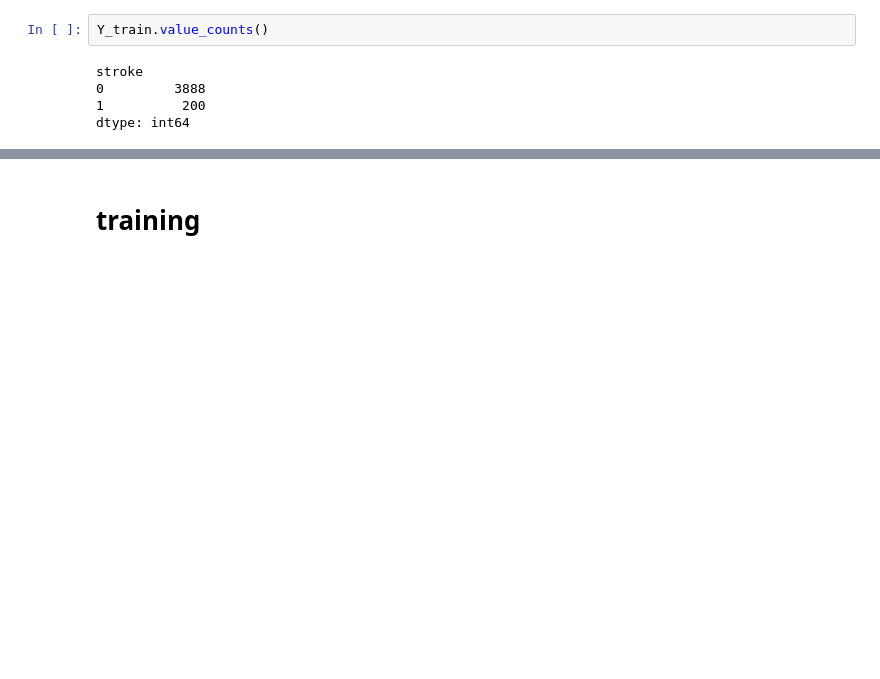
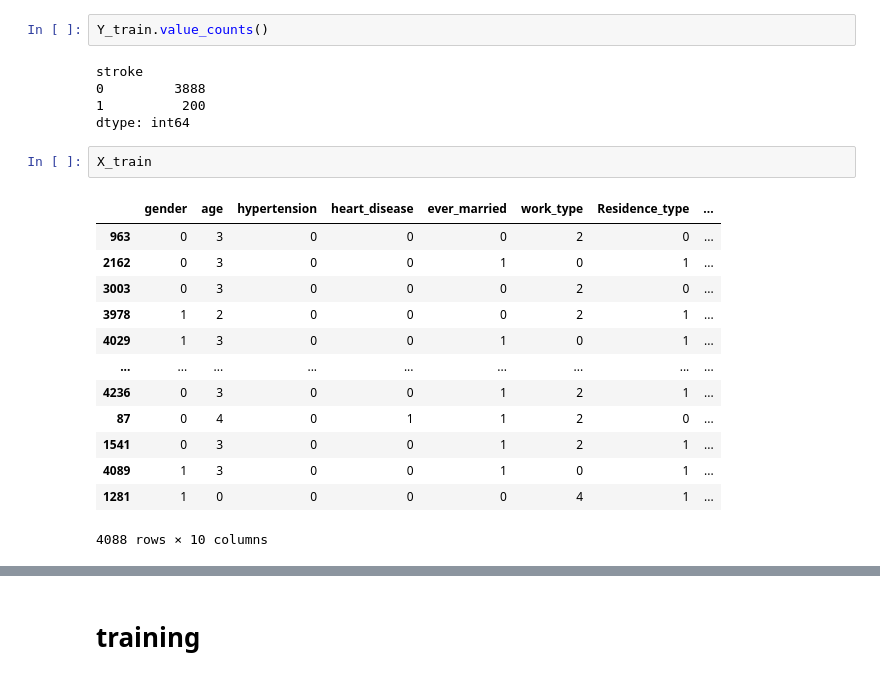
Before and after one commit to Visheshpgowda/disease-prediction-app, a Jupyter notebook: backend/app/models/stroke.ipynb, the cells around one changed output, grey strips where cells are left out. Cells and saved outputs as stored; diff of their text form; blank space fills up the shorter version.

```diff
--- a/backend/app/models/stroke.ipynb
+++ b/backend/app/models/stroke.ipynb
@@ -270,3 +272,19 @@ stroke
 0         3888
 1          200
 dtype: int64
+# %%
+X_train
+# %% [output]
+|  | gender | age | hypertension | heart_disease | ever_married | work_type | Residence_type | ... |
+| 963 | 0 | 3 | 0 | 0 | 0 | 2 | 0 | ... |
+| 2162 | 0 | 3 | 0 | 0 | 1 | 0 | 1 | ... |
+| 3003 | 0 | 3 | 0 | 0 | 0 | 2 | 0 | ... |
+| 3978 | 1 | 2 | 0 | 0 | 0 | 2 | 1 | ... |
+| 4029 | 1 | 3 | 0 | 0 | 1 | 0 | 1 | ... |
+| ... | ... | ... | ... | ... | ... | ... | ... | ... |
+| 4236 | 0 | 3 | 0 | 0 | 1 | 2 | 1 | ... |
+| 87 | 0 | 4 | 0 | 1 | 1 | 2 | 0 | ... |
+| 1541 | 0 | 3 | 0 | 0 | 1 | 2 | 1 | ... |
+| 4089 | 1 | 3 | 0 | 0 | 1 | 0 | 1 | ... |
+| 1281 | 1 | 0 | 0 | 0 | 0 | 4 | 1 | ... |
+4088 rows × 10 columns
```
Also changed, not shown: parts of 19 cells of this notebook, 1 other file.
